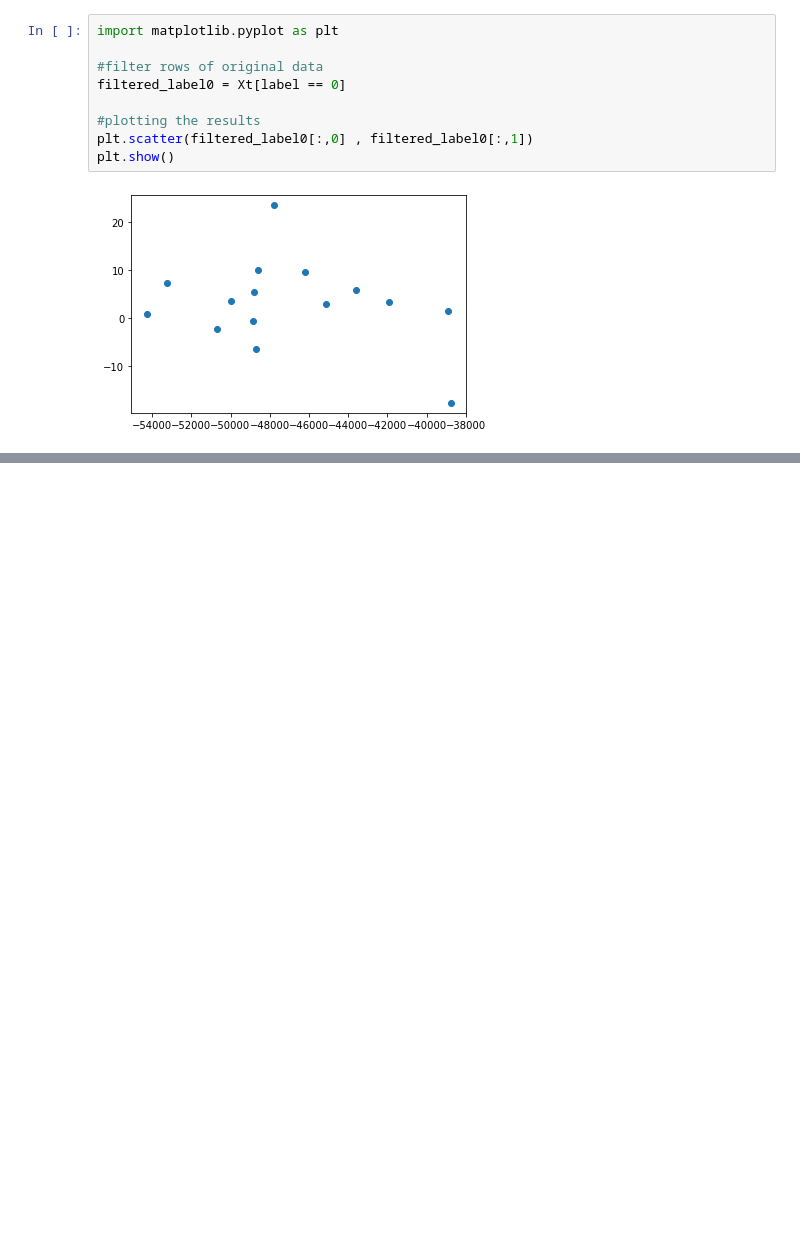
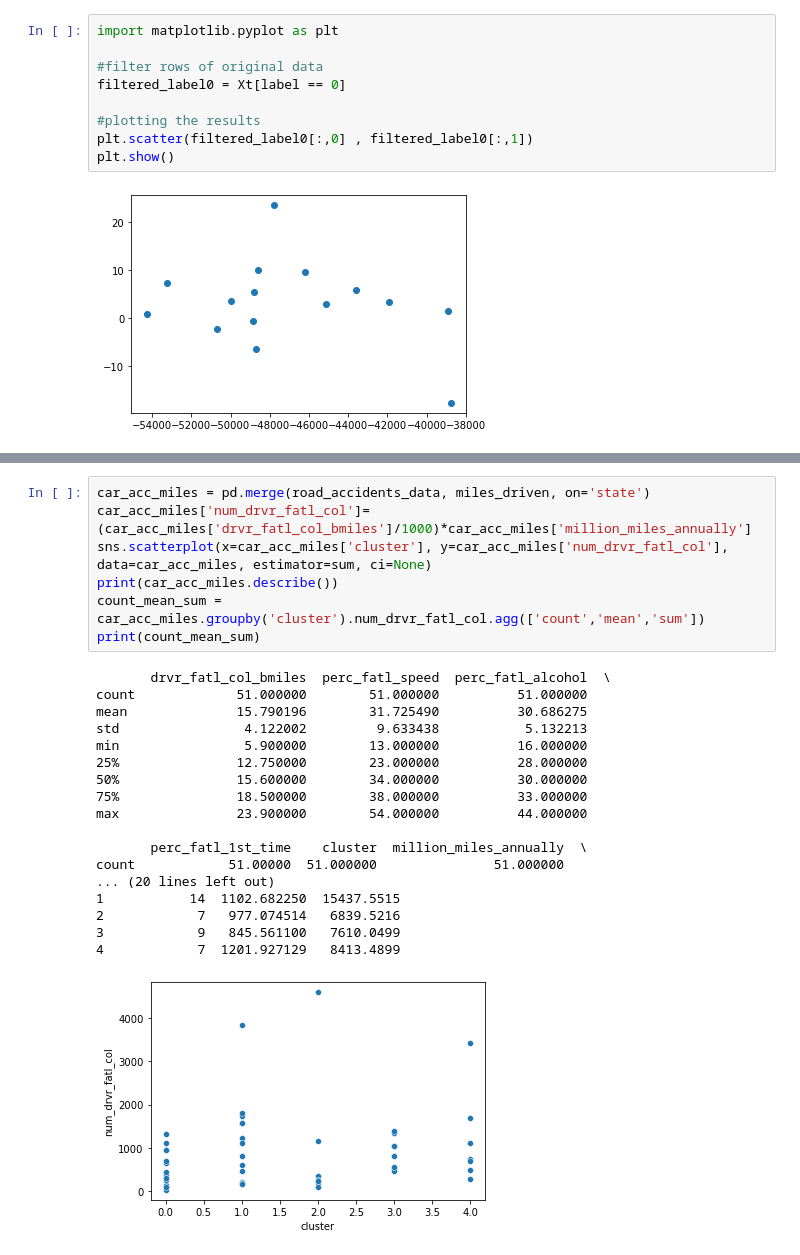
Before and after one commit to Technocolabs100/Technocolabs-Internship-Mini-Project-Reducing-Traffic-Mortality, a Jupyter notebook: mini_project.ipynb, the cells around one changed output, grey strips where cells are left out. Drawn from its saved outputs; the diff is of its cells as text; blank space fills up the shorter version.

```diff
--- a/mini_project.ipynb
+++ b/mini_project.ipynb
@@ -267,0 +246,26 @@ plt.show()
+# %%
+car_acc_miles = pd.merge(road_accidents_data, miles_driven, on='state')
+car_acc_miles['num_drvr_fatl_col']=(car_acc_miles['drvr_fatl_col_bmiles']/1000)*car_acc_miles['million_miles_annually']
+sns.scatterplot(x=car_acc_miles['cluster'], y=car_acc_miles['num_drvr_fatl_col'], data=car_acc_miles, estimator=sum, ci=None)
+print(car_acc_miles.describe())
+count_mean_sum = car_acc_miles.groupby('cluster').num_drvr_fatl_col.agg(['count','mean','sum'])
+print(count_mean_sum)
+# %% [output]
+       drvr_fatl_col_bmiles  perc_fatl_speed  perc_fatl_alcohol  \
+count             51.000000        51.000000          51.000000
+mean              15.790196        31.725490          30.686275
+std                4.122002         9.633438           5.132213
+min                5.900000        13.000000          16.000000
+25%               12.750000        23.000000          28.000000
+50%               15.600000        34.000000          30.000000
+75%               18.500000        38.000000          33.000000
+max               23.900000        54.000000          44.000000
+
+       perc_fatl_1st_time    cluster  million_miles_annually  \
+count            51.00000  51.000000               51.000000
+... (20 lines left out)
+1           14  1102.682250  15437.5515
+2            7   977.074514   6839.5216
+3            9   845.561100   7610.0499
+4            7  1201.927129   8413.4899
+[figure, added]
```
Also changed, not shown: parts of 14 cells of this notebook.
